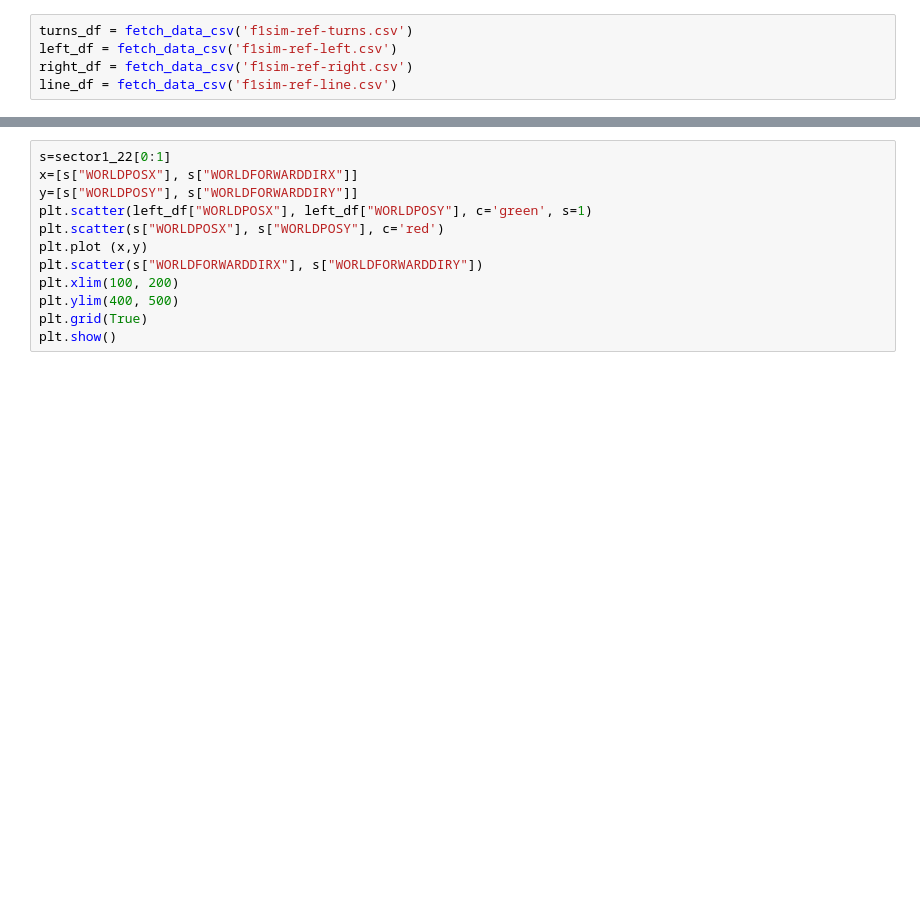
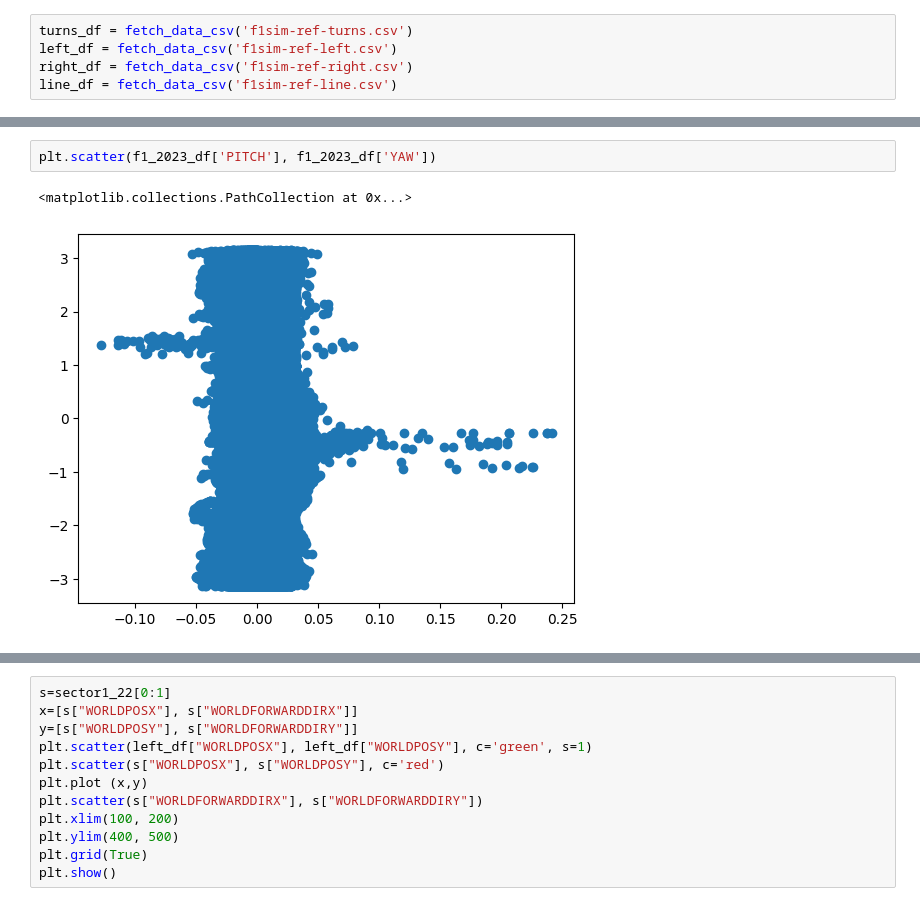
Before and after one commit to Bgon01/Data3001-capstone, a Jupyter notebook: eda/eda.ipynb, the cells around one changed output, grey strips where cells are left out. Saved outputs shown, nothing was run; the diff lists cells and outputs as text; blank space fills up the shorter version.

```diff
--- a/eda/eda.ipynb
+++ b/eda/eda.ipynb
@@ -31,0 +44,5 @@ line_df = fetch_data_csv('f1sim-ref-line.csv')
+# %%
+plt.scatter(f1_2023_df['PITCH'], f1_2023_df['YAW'])
+# %% [output]
+<matplotlib.collections.PathCollection at 0x...>
+[figure, added]
```
Also changed, not shown: parts of 19 cells of this notebook, 2 other files.
